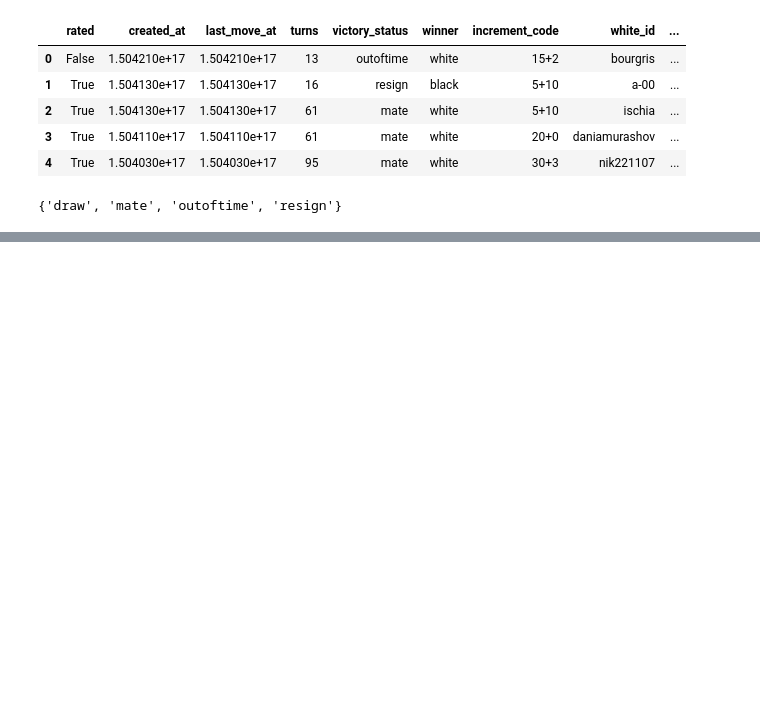
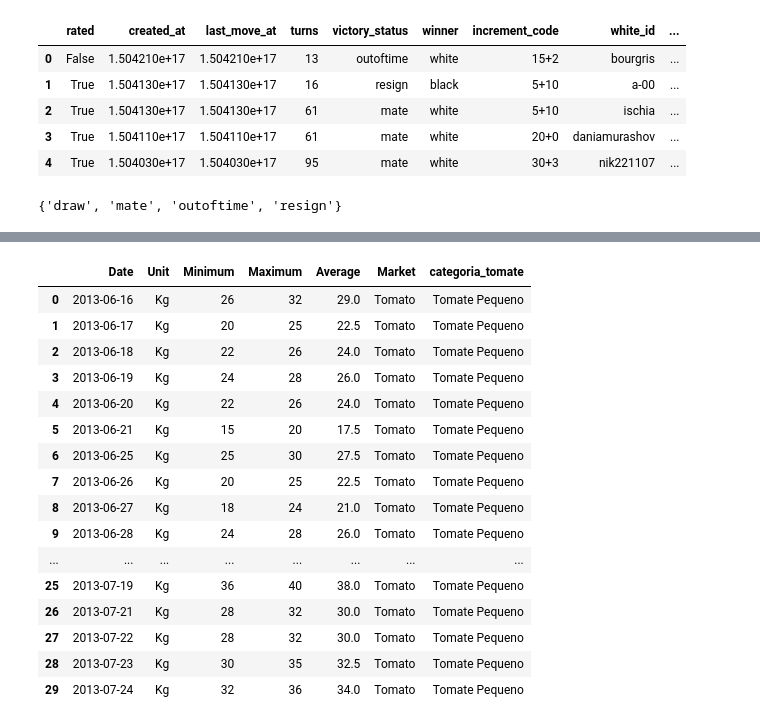
Before and after one commit to rodrigosilvacio/data-repository, a Jupyter notebook: Machine_Learning_Topics.ipynb, the cells around one changed output, grey strips where cells are left out. Drawn from its saved outputs; the diff is of its cells as text; code cells hidden in the pictures; blank space fills up the shorter version.

```diff
--- a/Machine_Learning_Topics.ipynb
+++ b/Machine_Learning_Topics.ipynb
@@ -125,0 +147,10 @@ set(df_excel['victory_status'])
+# %%
+def categorizar_tomate_media (media):
+  if media >= 40 and media <= 70:
+    return 'Tomate Médio'
+  elif media < 40:
+    return 'Tomate Pequeno'
+  else:
+    return 'Tomatãooo'
+# %%
+df_csv["categoria_tomate"] = df_csv["Average"].apply(categorizar_tomate_media)
@@ -125,0 +175,20 @@ set(df_excel['victory_status'])
+# %%
+df_csv.head(30)
+# %% [output]
+|  | Date | Unit | Minimum | Maximum | Average | Market | categoria_tomate |
+| 0 | 2013-06-16 | Kg | 26 | 32 | 29.0 | Tomato | Tomate Pequeno |
+| 1 | 2013-06-17 | Kg | 20 | 25 | 22.5 | Tomato | Tomate Pequeno |
+| 2 | 2013-06-18 | Kg | 22 | 26 | 24.0 | Tomato | Tomate Pequeno |
+| 3 | 2013-06-19 | Kg | 24 | 28 | 26.0 | Tomato | Tomate Pequeno |
+| 4 | 2013-06-20 | Kg | 22 | 26 | 24.0 | Tomato | Tomate Pequeno |
+| 5 | 2013-06-21 | Kg | 15 | 20 | 17.5 | Tomato | Tomate Pequeno |
+| 6 | 2013-06-25 | Kg | 25 | 30 | 27.5 | Tomato | Tomate Pequeno |
+| 7 | 2013-06-26 | Kg | 20 | 25 | 22.5 | Tomato | Tomate Pequeno |
+| 8 | 2013-06-27 | Kg | 18 | 24 | 21.0 | Tomato | Tomate Pequeno |
+| 9 | 2013-06-28 | Kg | 24 | 28 | 26.0 | Tomato | Tomate Pequeno |
+| ... | ... | ... | ... | ... | ... | ... | ... |
+| 25 | 2013-07-19 | Kg | 36 | 40 | 38.0 | Tomato | Tomate Pequeno |
+| 26 | 2013-07-21 | Kg | 28 | 32 | 30.0 | Tomato | Tomate Pequeno |
+| 27 | 2013-07-22 | Kg | 28 | 32 | 30.0 | Tomato | Tomate Pequeno |
+| 28 | 2013-07-23 | Kg | 30 | 35 | 32.5 | Tomato | Tomate Pequeno |
+| 29 | 2013-07-24 | Kg | 32 | 36 | 34.0 | Tomato | Tomate Pequeno |
```
Also changed, not shown: parts of 6 cells of this notebook.
